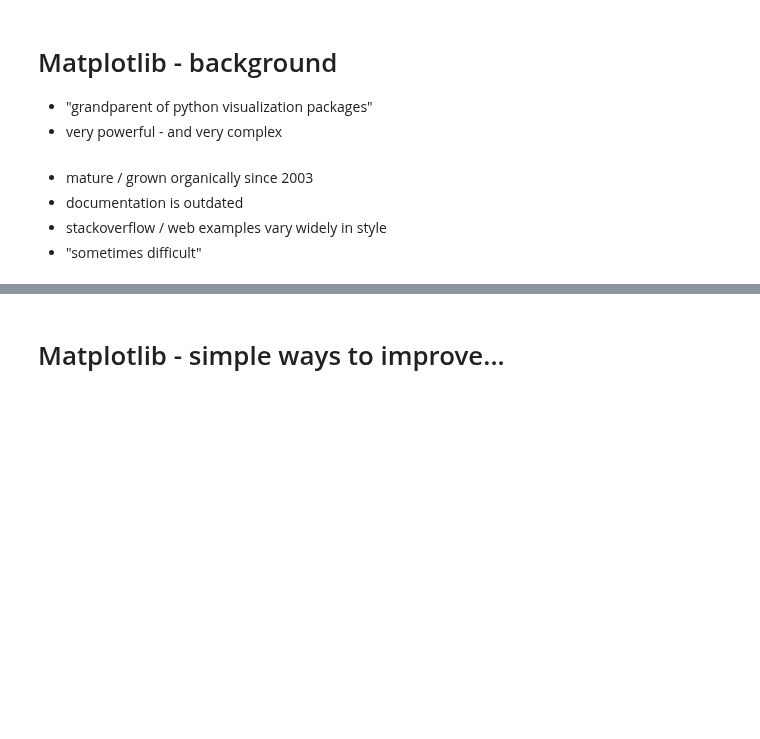
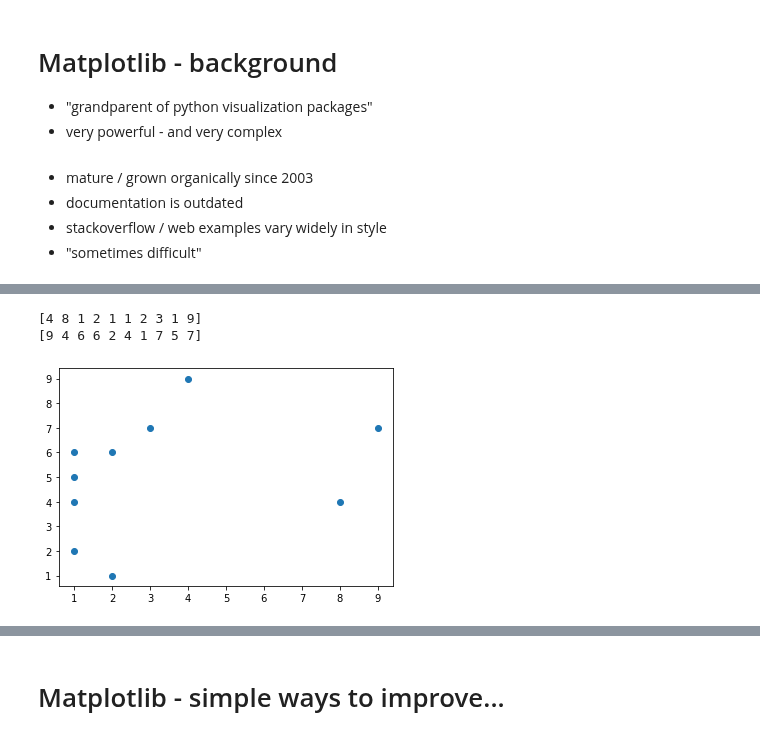
Before and after one commit to surfaceowl-ai/python_visualizations, a Jupyter notebook: notebooks/01_matplotlib_chapter.ipynb, the cells around one changed output, grey strips where cells are left out. Saved outputs shown, nothing was run; the diff lists cells and outputs as text; code cells hidden in the pictures; blank space fills up the shorter version.

```diff
--- a/notebooks/01_matplotlib_chapter.ipynb
+++ b/notebooks/01_matplotlib_chapter.ipynb
@@ -146,0 +165,17 @@ There should be one-- and preferably only one --obvious way to do it.n -
+# %%
+# Pyplot API
+
+
+
+print(x)
+print(y)
+
+# same simple example
+import matplotlib.pyplot as plt
+
+plt.scatter(x,y)
+plt.show()
+# %% [output]
+[4 8 1 2 1 1 2 3 1 9]
+[9 4 6 6 2 4 1 7 5 7]
+[figure, added]
```
Also changed, not shown: parts of 18 cells of this notebook, 6 other files.
